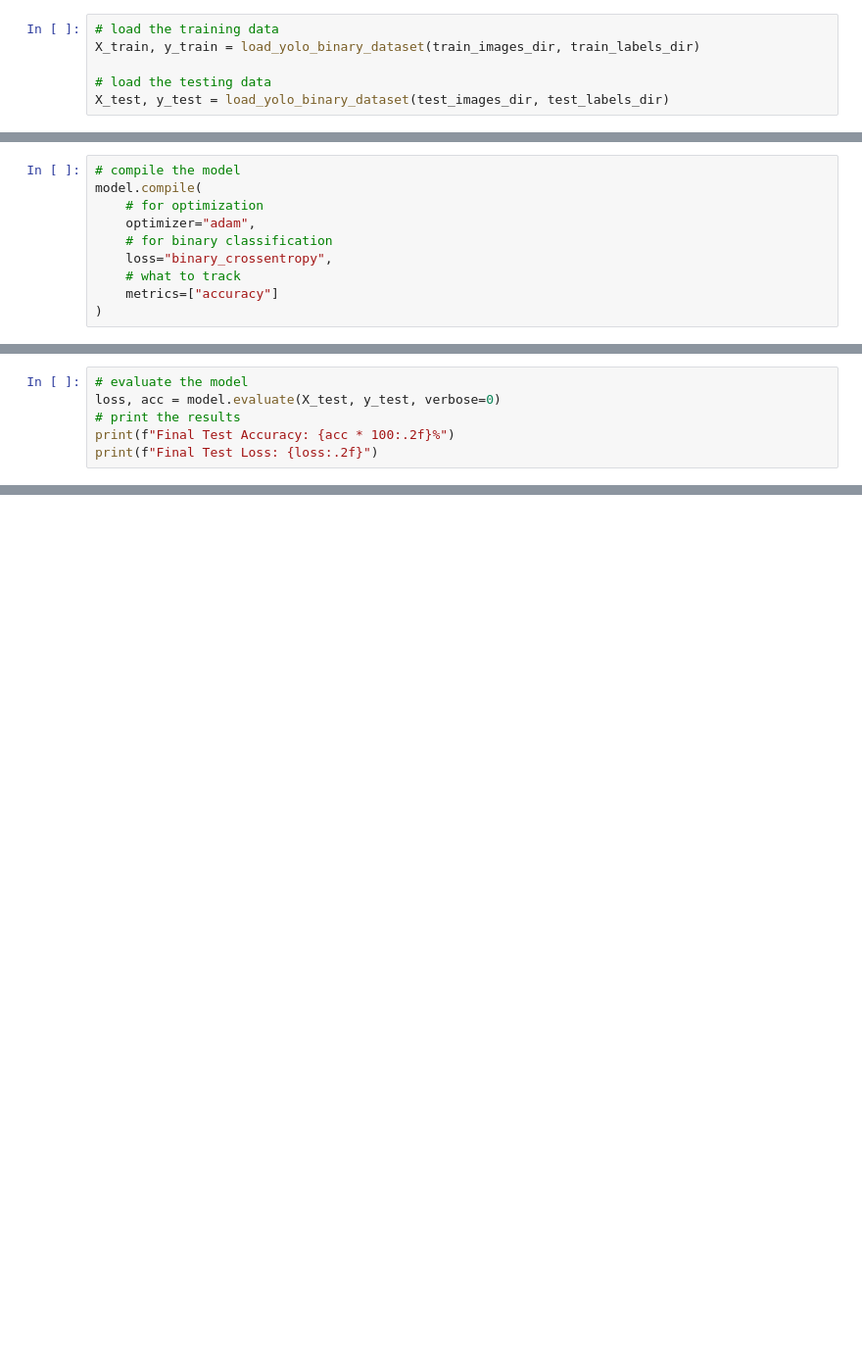
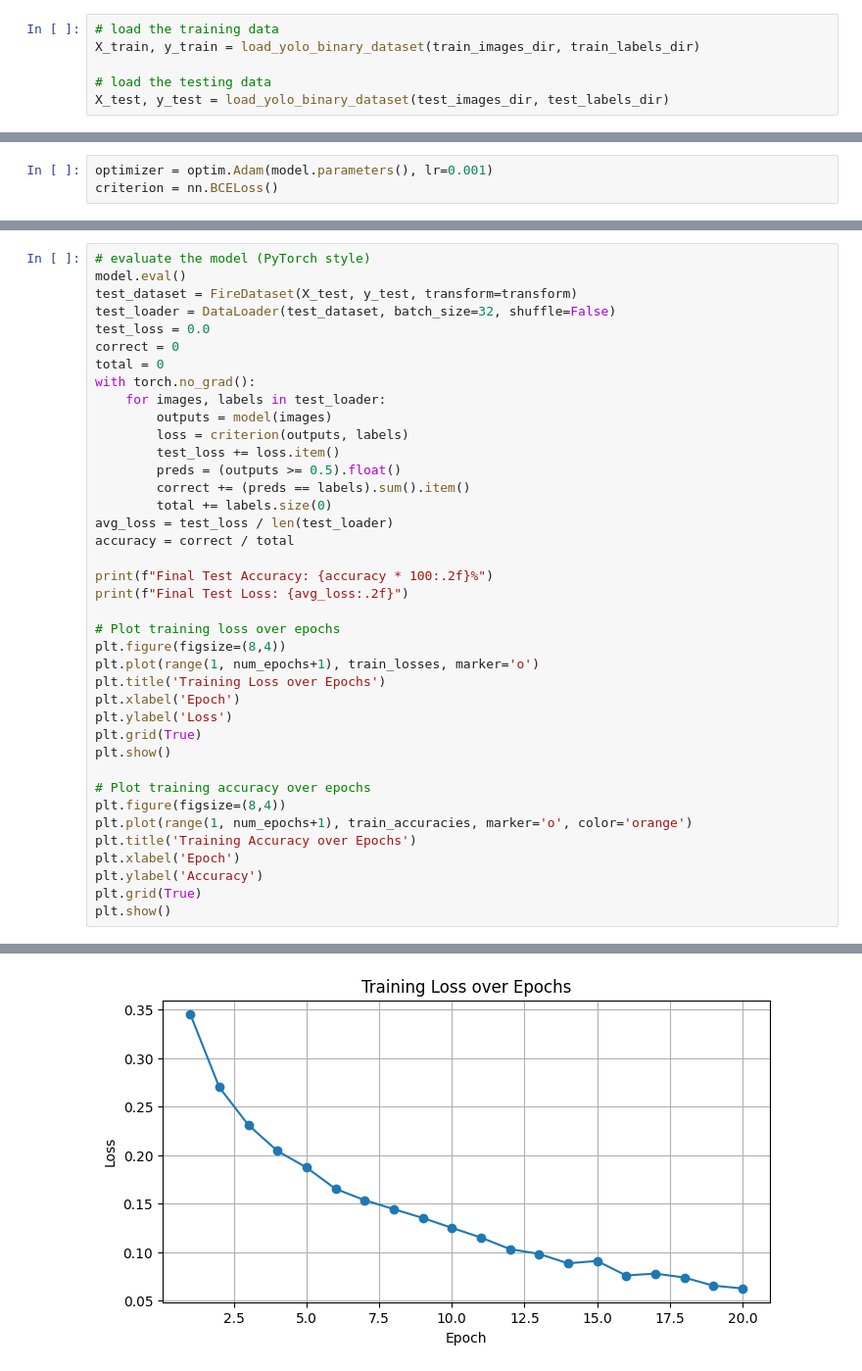
Before and after one commit to elipappas/Fire-Detection-Binary-Classifier, a Jupyter notebook: fire_detection.ipynb, the cells around one changed output, grey strips where cells are left out. Shown at 98% size. Cells and saved outputs as stored; diff of their text form; blank space fills up the shorter version.

```diff
--- a/fire_detection.ipynb
+++ b/fire_detection.ipynb
@@ -117,10 +130,3 @@ model = models.Sequential([
 # %%
-# compile the model
-model.compile(
-    # for optimization
-    optimizer="adam",
-    # for binary classification
-    loss="binary_crossentropy",
-    # what to track
-    metrics=["accuracy"]
-)
+optimizer = optim.Adam(model.parameters(), lr=0.001)
+criterion = nn.BCELoss()
@@ -153,7 +201,40 @@ Epoch 20/20
 # %%
-# evaluate the model
-loss, acc = model.evaluate(X_test, y_test, verbose=0)
-# print the results
-print(f"Final Test Accuracy: {acc * 100:.2f}%")
-print(f"Final Test Loss: {loss:.2f}")
+# evaluate the model (PyTorch style)
+model.eval()
+test_dataset = FireDataset(X_test, y_test, transform=transform)
+test_loader = DataLoader(test_dataset, batch_size=32, shuffle=False)
+test_loss = 0.0
+correct = 0
+total = 0
+with torch.no_grad():
+    for images, labels in test_loader:
+        outputs = model(images)
+        loss = criterion(outputs, labels)
+        test_loss += loss.item()
+        preds = (outputs >= 0.5).float()
+        correct += (preds == labels).sum().item()
+        total += labels.size(0)
+avg_loss = test_loss / len(test_loader)
+accuracy = correct / total
+
+print(f"Final Test Accuracy: {accuracy * 100:.2f}%")
+print(f"Final Test Loss: {avg_loss:.2f}")
+
+# Plot training loss over epochs
+plt.figure(figsize=(8,4))
+plt.plot(range(1, num_epochs+1), train_losses, marker='o')
+plt.title('Training Loss over Epochs')
+plt.xlabel('Epoch')
+plt.ylabel('Loss')
+plt.grid(True)
+plt.show()
+
+# Plot training accuracy over epochs
+plt.figure(figsize=(8,4))
+plt.plot(range(1, num_epochs+1), train_accuracies, marker='o', color='orange')
+plt.title('Training Accuracy over Epochs')
+plt.xlabel('Epoch')
+plt.ylabel('Accuracy')
+plt.grid(True)
+plt.show()
 # %% [output]
@@ -161,0 +243 @@ Final Test Loss: 0.17
+[figure, added]
```
Also changed, not shown: parts of 20 cells of this notebook, 1 other file.
